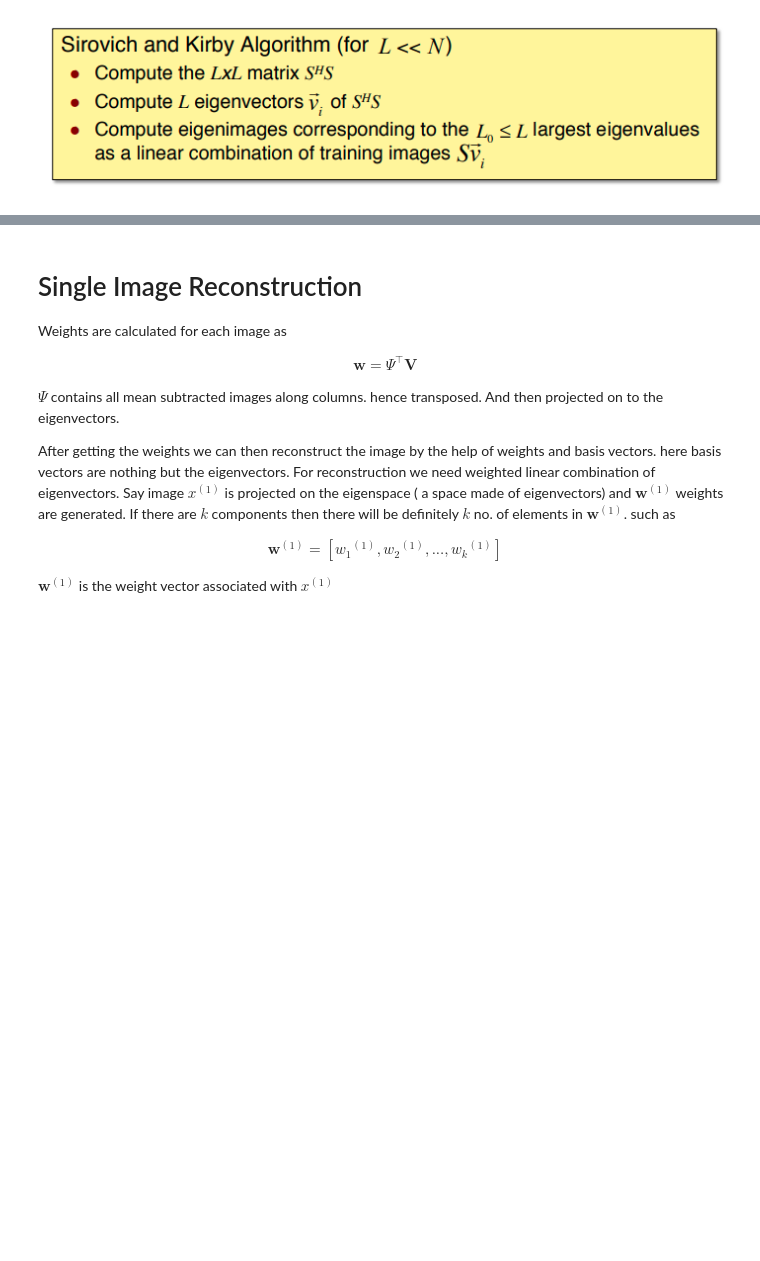
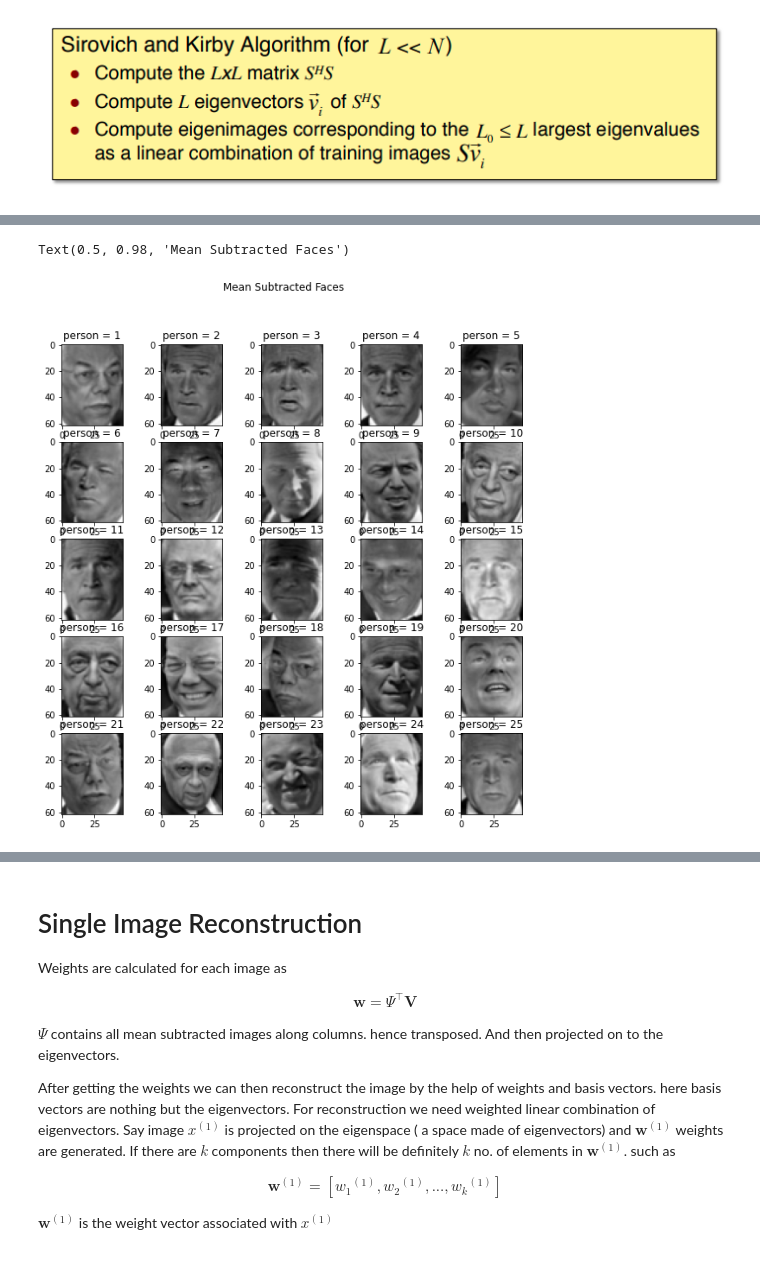
Before and after one commit to gitdiptaban/PCA, a Jupyter notebook: EigenFace.ipynb, the cells around one changed output, grey strips where cells are left out. Cells and saved outputs as stored; diff of their text form; code cells hidden in the pictures; blank space fills up the shorter version.

```diff
--- a/EigenFace.ipynb
+++ b/EigenFace.ipynb
@@ -116,11 +135,14 @@ faces_norm.shape
 # %%
-fig,axs = plt.subplots(2,5,figsize=(15,6))
+fig,axs = plt.subplots(2,5,figsize=(10,10))
 for i in np.arange(1,26,1):
   ax = plt.subplot(5,5,i)
   ax.set_title("person = "+str(i))
   plt.imshow(faces_norm[:,i-1].reshape(x,y),cmap='gray')
 
 fig.suptitle('Mean Subtracted Faces')
+# %% [output]
+Text(0.5, 0.98, 'Mean Subtracted Faces')
+[figure, added]
 # %%
 L = (faces_norm.T.dot(faces_norm))/(X.shape[0]) #Shirovich ,Kirby Trick
 L.shape # shape = m,m m = no.of samples
```
Also changed, not shown: parts of 15 cells of this notebook.
